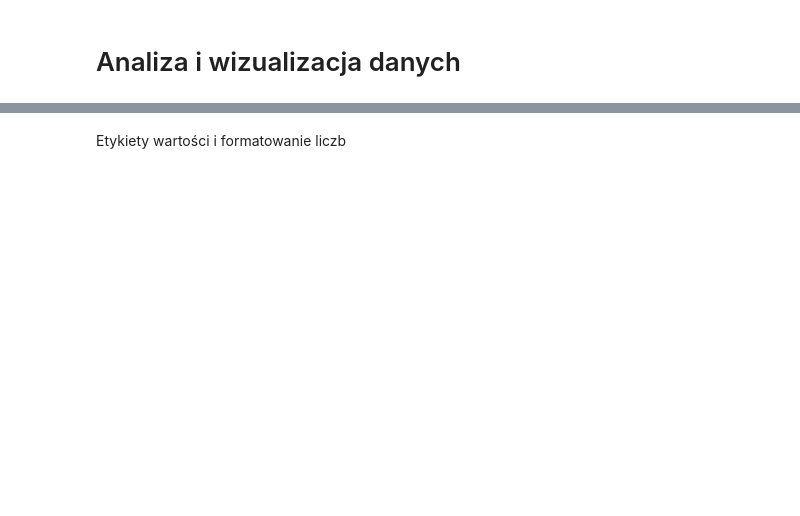
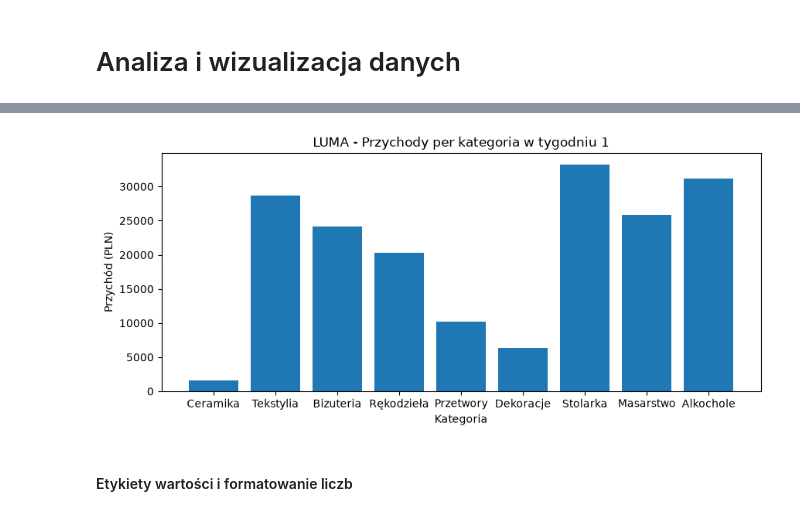
Before and after one commit to TetianaBolyukh/DataVizualization, a Jupyter notebook: 01-bar.ipynb, the cells around one changed output, grey strips where cells are left out. Saved outputs shown, nothing was run; the diff lists cells and outputs as text; code cells hidden in the pictures; blank space fills up the shorter version.

```diff
--- a/01-bar.ipynb
+++ b/01-bar.ipynb
@@ -106,12 +127,14 @@ Jawne tworzenie i wyświetlanie wykresu
 # %%
-hoights = t1["revenue_pln"]
+heights = t1["revenue_pln"]
 categories = t1["category"]
 # %%
-plt.figure(figsize=(8, 4))
-plt.bar(categories, hoights)
+plt.figure(figsize=(10, 4))
+plt.bar(categories, heights)
 plt.title("LUMA - Przychody per kategoria w tygodniu 1")
 plt.xlabel("Kategoria")
 plt.ylabel("Przychód (PLN)")
 plt.show()
+# %% [output]
+[figure, added]
-# %% [markdown]
-Etykiety wartości i formatowanie liczb
+# %% [markdown]
+#### Etykiety wartości i formatowanie liczb
```
Also changed, not shown: parts of 27 cells of this notebook.
